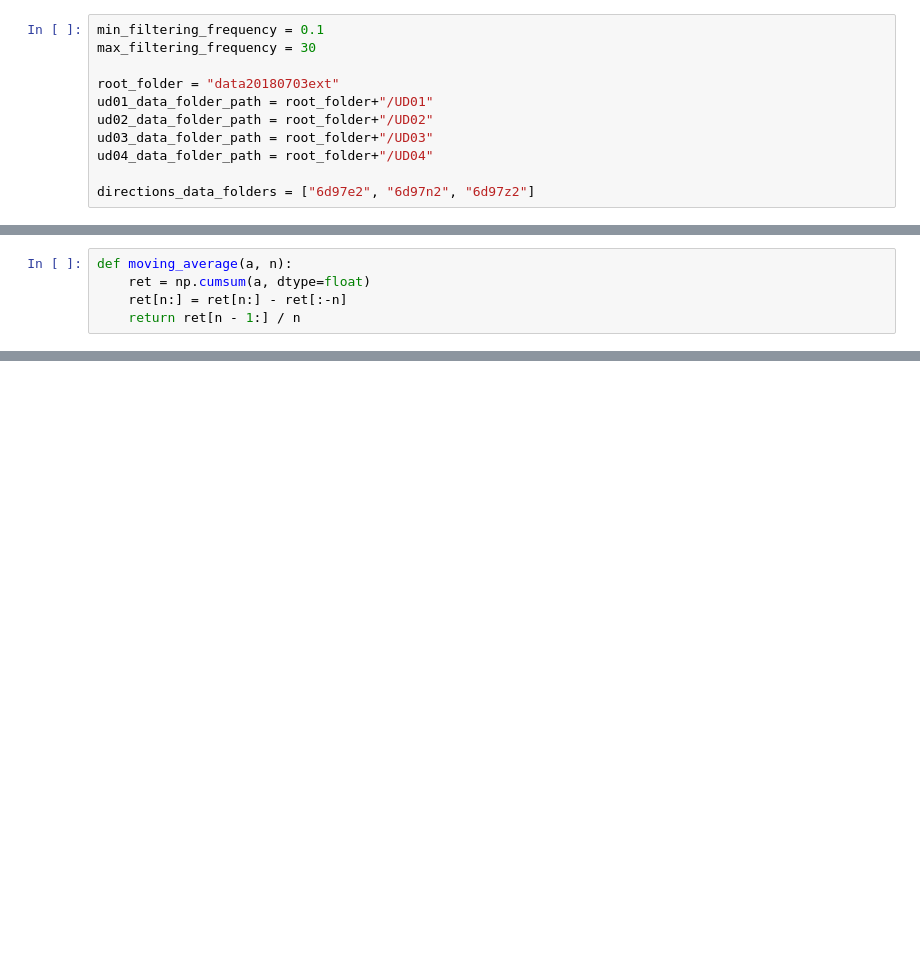
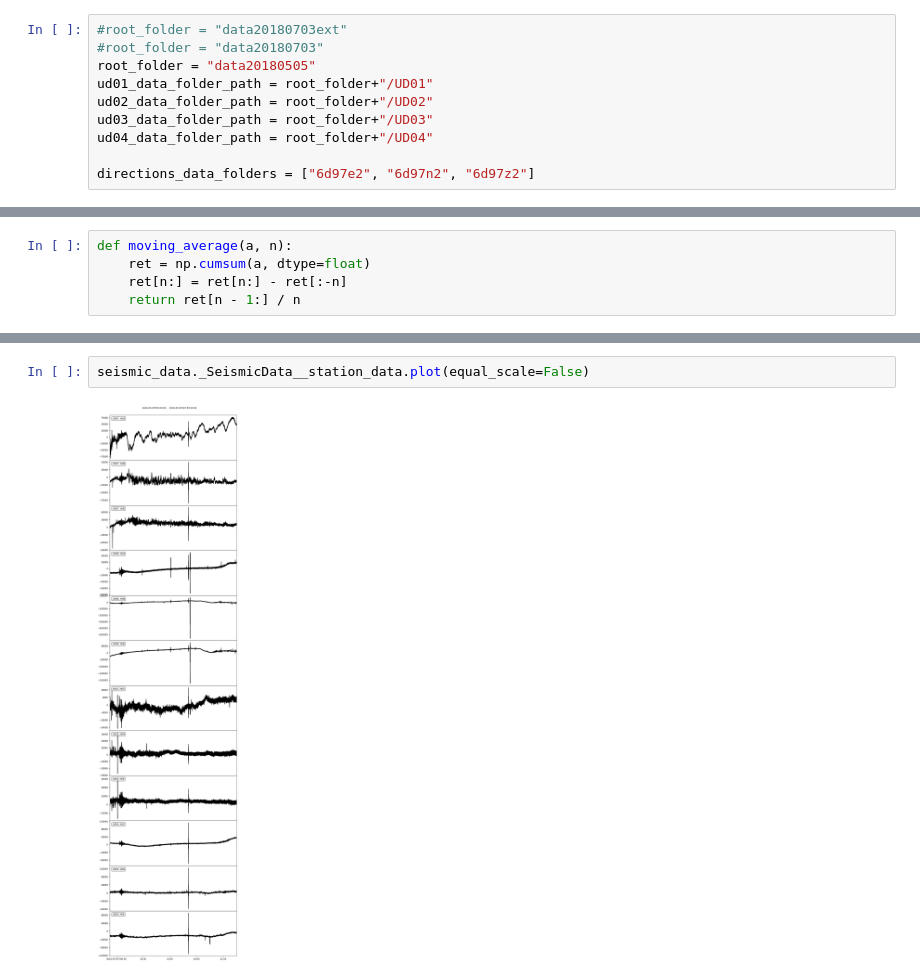
Before and after one commit to asergeev95/obspy_data_processing, a Jupyter notebook: OBSPY/data_stitching.ipynb, the cells around one changed output, grey strips where cells are left out. Drawn from its saved outputs; the diff is of its cells as text; blank space fills up the shorter version.

```diff
--- a/OBSPY/data_stitching.ipynb
+++ b/OBSPY/data_stitching.ipynb
@@ -6,10 +6,9 @@ from obspy import read
 from obspy.core import UTCDateTime
 from obspy.core.stream import Stream
 # %%
-min_filtering_frequency = 0.1
-max_filtering_frequency = 30
-
-root_folder = "data20180703ext"
+#root_folder = "data20180703ext"
+#root_folder = "data20180703"
+root_folder = "data20180505"
 ud01_data_folder_path = root_folder+"/UD01"
 ud02_data_folder_path = root_folder+"/UD02"
 ud03_data_folder_path = root_folder+"/UD03"
@@ -177,0 +182,4 @@ y_copy=10800000
+# %%
+seismic_data._SeismicData__station_data.plot(equal_scale=False)
+# %% [output]
+[figure, added]
```
Also changed, not shown: parts of 14 cells of this notebook, 1 other file.
